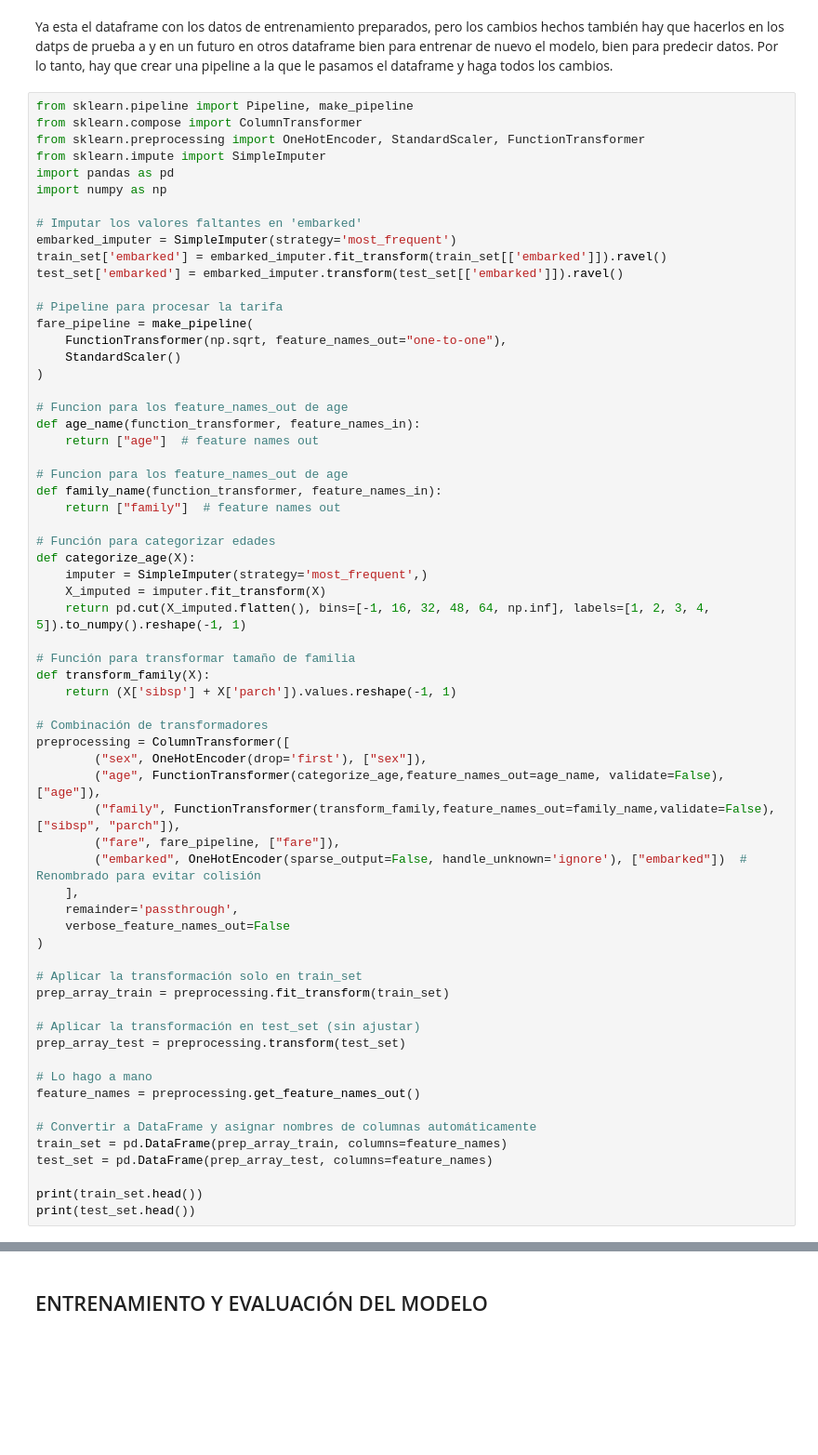
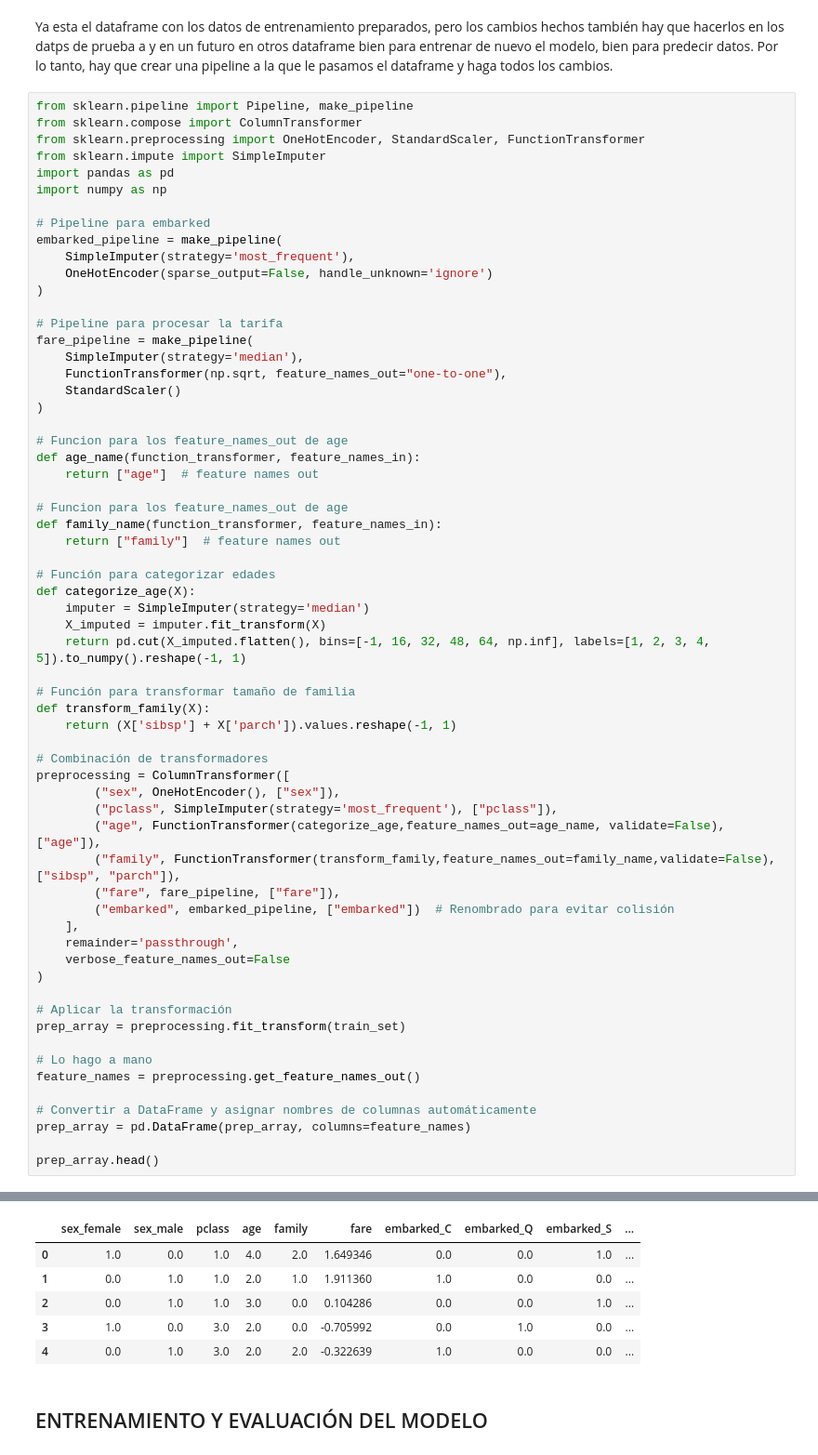
Before and after one commit to Mario-Lopez-Gonzalez/Python_clase, a Jupyter notebook: SAPA/Ejercicios/2_4Ejercicios.ipynb, the cells around one changed output, grey strips where cells are left out. Shown at 93% size. Saved outputs shown, nothing was run; the diff lists cells and outputs as text; blank space fills up the shorter version.

```diff
--- a/SAPA/Ejercicios/2_4Ejercicios.ipynb
+++ b/SAPA/Ejercicios/2_4Ejercicios.ipynb
@@ -570,13 +570,15 @@ from sklearn.impute import SimpleImputer
 import pandas as pd
 import numpy as np
 
-# Imputar los valores faltantes en 'embarked'
-embarked_imputer = SimpleImputer(strategy='most_frequent')
-train_set['embarked'] = embarked_imputer.fit_transform(train_set[['embarked']]).ravel()
-test_set['embarked'] = embarked_imputer.transform(test_set[['embarked']]).ravel()
+# Pipeline para embarked
+embarked_pipeline = make_pipeline(
+    SimpleImputer(strategy='most_frequent'),
+    OneHotEncoder(sparse_output=False, handle_unknown='ignore')
+)
 
 # Pipeline para procesar la tarifa
 fare_pipeline = make_pipeline(
+    SimpleImputer(strategy='median'),
     FunctionTransformer(np.sqrt, feature_names_out="one-to-one"),
     StandardScaler()
 )
@@ -591,7 +593,7 @@ def family_name(function_transformer, feature_names_in):
 
 # Función para categorizar edades
 def categorize_age(X):
-    imputer = SimpleImputer(strategy='most_frequent',)
+    imputer = SimpleImputer(strategy='median')
     X_imputed = imputer.fit_transform(X)
     return pd.cut(X_imputed.flatten(), bins=[-1, 16, 32, 48, 64, np.inf], labels=[1, 2, 3, 4, 5]).to_numpy().reshape(-1, 1)
 
@@ -601,29 +603,25 @@ def transform_family(X):
 
 # Combinación de transformadores
 preprocessing = ColumnTransformer([
-        ("sex", OneHotEncoder(drop='first'), ["sex"]),
+        ("sex", OneHotEncoder(), ["sex"]),
+        ("pclass", SimpleImputer(strategy='most_frequent'), ["pclass"]),
         ("age", FunctionTransformer(categorize_age,feature_names_out=age_name, validate=False), ["age"]),
         ("family", FunctionTransformer(transform_family,feature_names_out=family_name,validate=False), ["sibsp", "parch"]),
         ("fare", fare_pipeline, ["fare"]),
-        ("embarked", OneHotEncoder(sparse_output=False, handle_unknown='ignore'), ["embarked"])  # Renombrado para evitar colisión
+        ("embarked", embarked_pipeline, ["embarked"])  # Renombrado para evitar colisión
     ],
     remainder='passthrough',
     verbose_feature_names_out=False
 )
 
-# Aplicar la transformación solo en train_set
-prep_array_train = preprocessing.fit_transform(train_set)
-
-# Aplicar la transformación en test_set (sin ajustar)
-prep_array_test = preprocessing.transform(test_set)
+# Aplicar la transformación
+prep_array = preprocessing.fit_transform(train_set)
 
 # Lo hago a mano
 feature_names = preprocessing.get_feature_names_out()
 
 # Convertir a DataFrame y asignar nombres de columnas automáticamente
-train_set = pd.DataFrame(prep_array_train, columns=feature_names)
-test_set = pd.DataFrame(prep_array_test, columns=feature_names)
+prep_array = pd.DataFrame(prep_array, columns=feature_names)
 
-print(train_set.head())
-print(test_set.head())
+prep_array.head()
 # %% [output]
@@ -647,3 +628,9 @@ print(test_set.head())
+|  | sex_female | sex_male | pclass | age | family | fare | embarked_C | embarked_Q | embarked_S | ... |
+| 0 | 1.0 | 0.0 | 1.0 | 4.0 | 2.0 | 1.649346 | 0.0 | 0.0 | 1.0 | ... |
+| 1 | 0.0 | 1.0 | 1.0 | 2.0 | 1.0 | 1.911360 | 1.0 | 0.0 | 0.0 | ... |
+| 2 | 0.0 | 1.0 | 1.0 | 3.0 | 0.0 | 0.104286 | 0.0 | 0.0 | 1.0 | ... |
+| 3 | 1.0 | 0.0 | 3.0 | 2.0 | 0.0 | -0.705992 | 0.0 | 1.0 | 0.0 | ... |
+| 4 | 0.0 | 1.0 | 3.0 | 2.0 | 2.0 | -0.322639 | 1.0 | 0.0 | 0.0 | ... |
 # %% [markdown]
 ## ENTRENAMIENTO Y EVALUACIÓN DEL MODELO
 # %% [markdown]
```
Also changed, not shown: parts of 14 cells of this notebook, 1 other file.
